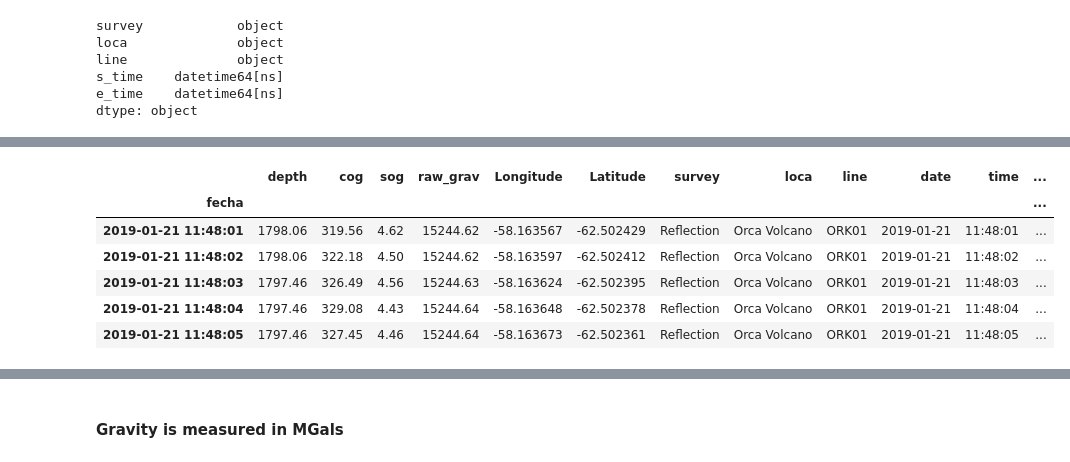
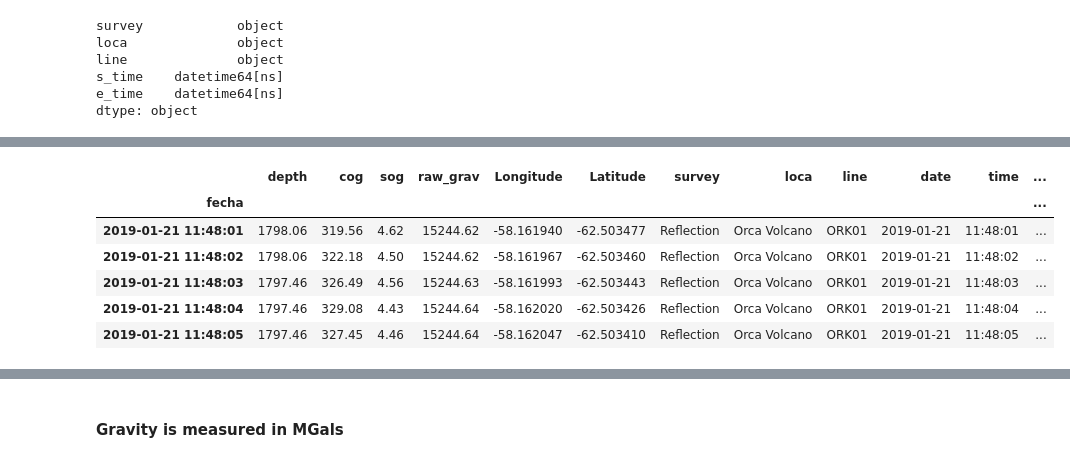
Before and after one commit to daxsoule/bravoseis, a Jupyter notebook: notebooks/GravLook.ipynb, the cells around one changed output, grey strips where cells are left out. Cells and saved outputs as stored; diff of their text form; code cells hidden in the pictures.

```diff
--- a/notebooks/GravLook.ipynb
+++ b/notebooks/GravLook.ipynb
@@ -137,8 +137,8 @@ del df_grav
 df_gravMerge = pd.DataFrame()
 df_gravMerge = test[test['_merge'] == 'both']
 del df_gravMerge['_merge']
-df_gravMerge['longitud'] = (df_gravMerge['longitud_B'] + df_gravMerge['longitud_G'])/2
-df_gravMerge['latitud'] = (df_gravMerge['latitud_B'] + df_gravMerge['latitud_G'])/2
+df_gravMerge['longitud'] = df_gravMerge['longitud_G']
+df_gravMerge['latitud'] = df_gravMerge['latitud_G']
 del df_gravMerge['longitud_B']
 del df_gravMerge['latitud_B']
 del df_gravMerge['longitud_G']
@@ -231,19 +236,27 @@ gravimetria = gravimetria.rename(columns={"profundidad": "depth", "longitud": "L
 # %%
 gravimetria['depth_na']=gravimetria.depth * -1
-gravimetria['normal_grav']=(9.780327*(1+0.0053024*np.sin(gravimetria.Latitude.values)**2 - 0.0000058*np.sin(gravimetria.Latitude.values)**2))*10000
+
+gravimetria['normal_grav']=(9.7803267714*(1 + 0.00193185138639*np.sin(2*gravimetria.Latitude.values))\
+/(1 - 0.00669437999013*np.sin(2*gravimetria.Latitude.values))**(1/2) * (1 + -0.5/6371000)**-2)*100000
 gravimetria['normal_grav']= gravimetria.normal_grav.round(2)
+gravimetria['normal_mean']= gravimetria.normal_grav.mean()
+gravimetria['normal_mean']=gravimetria.normal_mean.round(0)
+gravimetria['Normal_Geoff'] = 982104
 gravimetria['elevation']= -0.5
 gravimetria['FaCor']= (0.3087691 - 0.0004398)*np.sin(gravimetria.Latitude.values)**2 * gravimetria.elevation.values + (7.2125e-8 * gravimetria.elevation.values**2)
-gravimetria['relativeGrav'] = gravimetria.gravimetria_bruta.values.astype(float)- gravimetria.gravimetria_bruta.values.mean()
-gravimetria['relativeGrav']= gravimetria.relativeGrav.round(2)
-gravimetria['Abs_Gravity']= gravimetria.normal_grav.values.astype(float)+ gravimetria.relativeGrav.values.astype(float)
+gravimetria['relGrav'] = gravimetria.gravimetria_bruta.values.astype(float)- gravimetria.gravimetria_bruta.values.mean()
+gravimetria['relGrav']= gravimetria.relGrav.round(2)
+gravimetria['Abs_Gravity']= gravimetria['normal_grav'] + gravimetria['relGrav']
+gravimetria['Abs_Gravity']= gravimetria.Abs_Gravity.round(2)
+gravimetria['Abs_Geoff']= gravimetria['Normal_Geoff'] + gravimetria['relGrav']
+gravimetria['Abs_Geoff']= gravimetria.Abs_Geoff.round(2)
 gravimetria = gravimetria.rename(columns={"gravimetria_bruta": "raw_grav"});
 gravimetria.head()
 # %% [output]
 |  | depth | cog | sog | raw_grav | Longitude | Latitude | survey | loca | line | date | time | ... |
 | fecha |  |  |  |  |  |  |  |  |  |  |  | ... |
-| 2019-01-21 11:48:01 | 1798.06 | 319.56 | 4.62 | 15244.62 | -58.163567 | -62.502429 | Reflection | Orca Volcano | ORK01 | 2019-01-21 | 11:48:01 | ... |
-| 2019-01-21 11:48:02 | 1798.06 | 322.18 | 4.50 | 15244.62 | -58.163597 | -62.502412 | Reflection | Orca Volcano | ORK01 | 2019-01-21 | 11:48:02 | ... |
-| 2019-01-21 11:48:03 | 1797.46 | 326.49 | 4.56 | 15244.63 | -58.163624 | -62.502395 | Reflection | Orca Volcano | ORK01 | 2019-01-21 | 11:48:03 | ... |
-| 2019-01-21 11:48:04 | 1797.46 | 329.08 | 4.43 | 15244.64 | -58.163648 | -62.502378 | Reflection | Orca Volcano | ORK01 | 2019-01-21 | 11:48:04 | ... |
-| 2019-01-21 11:48:05 | 1797.46 | 327.45 | 4.46 | 15244.64 | -58.163673 | -62.502361 | Reflection | Orca Volcano | ORK01 | 2019-01-21 | 11:48:05 | ... |
+| 2019-01-21 11:48:01 | 1798.06 | 319.56 | 4.62 | 15244.62 | -58.161940 | -62.503477 | Reflection | Orca Volcano | ORK01 | 2019-01-21 | 11:48:01 | ... |
+| 2019-01-21 11:48:02 | 1798.06 | 322.18 | 4.50 | 15244.62 | -58.161967 | -62.503460 | Reflection | Orca Volcano | ORK01 | 2019-01-21 | 11:48:02 | ... |
+| 2019-01-21 11:48:03 | 1797.46 | 326.49 | 4.56 | 15244.63 | -58.161993 | -62.503443 | Reflection | Orca Volcano | ORK01 | 2019-01-21 | 11:48:03 | ... |
+| 2019-01-21 11:48:04 | 1797.46 | 329.08 | 4.43 | 15244.64 | -58.162020 | -62.503426 | Reflection | Orca Volcano | ORK01 | 2019-01-21 | 11:48:04 | ... |
+| 2019-01-21 11:48:05 | 1797.46 | 327.45 | 4.46 | 15244.64 | -58.162047 | -62.503410 | Reflection | Orca Volcano | ORK01 | 2019-01-21 | 11:48:05 | ... |
```
Also changed, not shown: parts of 8 cells of this notebook, 2 other files.
